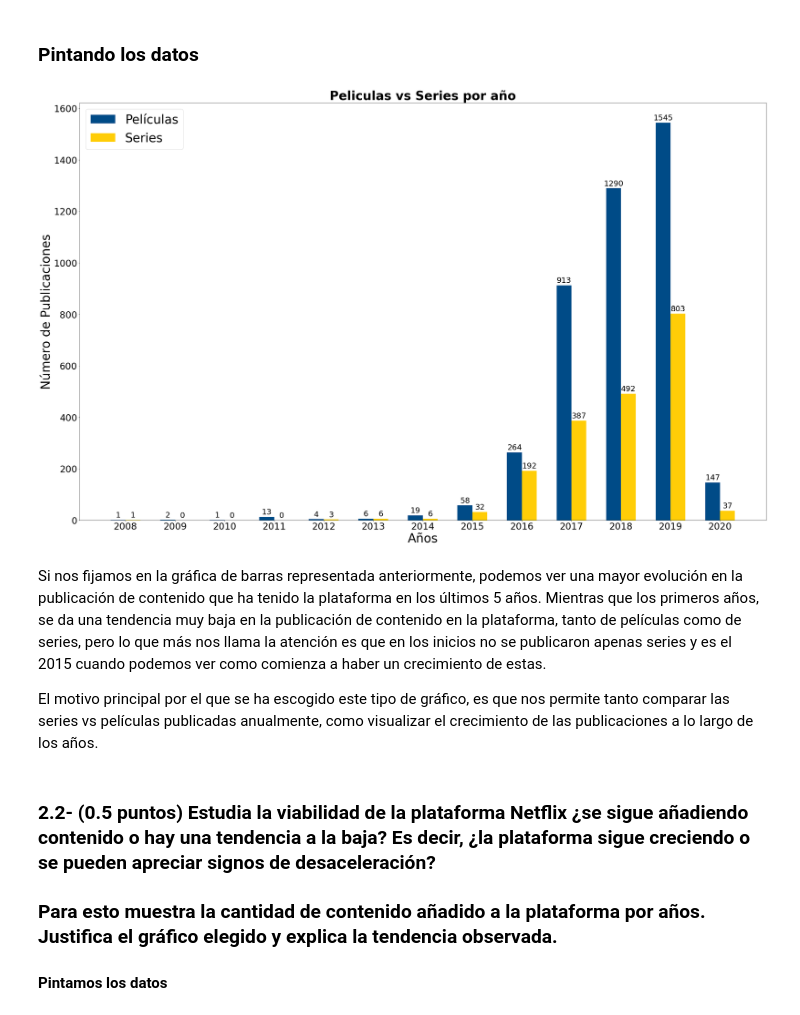
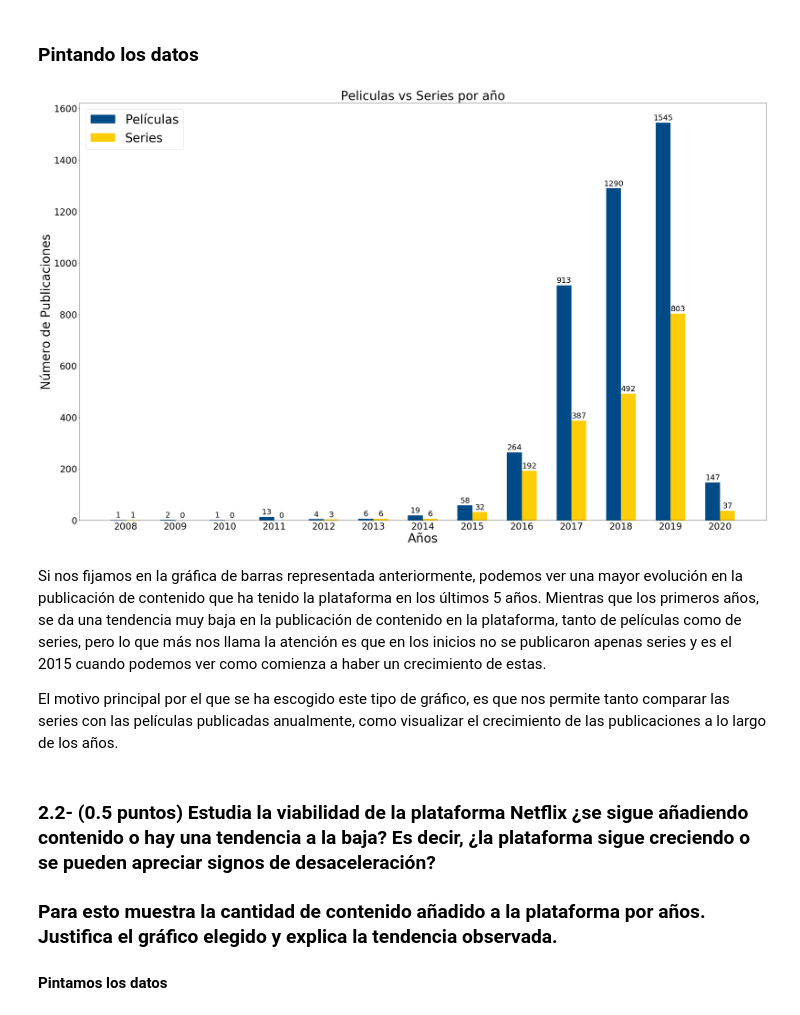
Before and after one commit to Jotivirix/Datamining_UFV, a Jupyter notebook: Lab1/entregable2/Lab1-Entregable2.ipynb, the cells around one changed output. Drawn from its saved outputs; the diff is of its cells as text; code cells hidden in the pictures.

```diff
--- a/Lab1/entregable2/Lab1-Entregable2.ipynb
+++ b/Lab1/entregable2/Lab1-Entregable2.ipynb
@@ -170,46 +170,46 @@ labels = years
 pelis = arrayPelis
 series = arraySeries
 
-x = np.arange(len(labels))  # the label locations
-width = .3  # the width of the bars
+x = np.arange(len(labels))
+width = .3
 
 fig, ax = plt.subplots(figsize=(40,25))
 rects1 = ax.bar(x - width/2, pelis, width, color = '#004B87', label='Películas')
 rects2 = ax.bar(x + width/2, series, width, color = '#FFCD07', label='Series')
 
-# Add some text for labels, title and custom x-axis tick labels, etc.
+#Customizamos los ejes
 ax.set_ylabel('Número de Publicaciones',fontsize=40)
-ax.set_title('Peliculas vs Series por año',fontsize=40, fontweight='bold')
+ax.set_title('Peliculas vs Series por año',fontsize=40)
 ax.set_xlabel('Años',fontsize=40)
 ax.set_xticks(x)
 ax.set_xticklabels(labels, fontsize=30)
 ax.legend()
 
 def autolabel(rects):
     """Attach a text label above each bar in *rects*, displaying its height."""
     for rect in rects:
         height = rect.get_height()
         ax.annotate('{}'.format(height),
                     xy=(rect.get_x() + rect.get_width() / 2, height),
-                    xytext=(0, 3),  # 3 points vertical offset
+                    xytext=(0, 3),
                     textcoords="offset points",
                     ha='center', va='bottom',fontsize=25)
 
 autolabel(rects1)
 autolabel(rects2)
 
 plt.legend(fontsize=40)
 plt.yticks(fontsize=30)
 
 plt.savefig('PelisvsSeriesYearly.png')
 
 plt.show()
 # %% [output]
-[figure, old version]
+[figure, new version]
 # %% [markdown]
 Si nos fijamos en la gráfica de barras representada anteriormente, podemos ver una mayor evolución en la publicación de contenido que ha tenido la plataforma en los últimos 5 años. Mientras que los primeros años, se da una tendencia muy baja en la publicación de contenido en la plataforma, tanto de películas como de series, pero lo que más nos llama la atención es que en los inicios no se publicaron apenas series y es el 2015 cuando podemos ver como comienza a haber un crecimiento de estas.
 
-El motivo principal por el que se ha escogido este tipo de gráfico, es que nos permite tanto comparar las series vs películas publicadas anualmente, como visualizar el crecimiento de las publicaciones a lo largo de los años.
+El motivo principal por el que se ha escogido este tipo de gráfico, es que nos permite tanto comparar las series con las películas publicadas anualmente, como visualizar el crecimiento de las publicaciones a lo largo de los años.
 # %% [markdown]
 ### 2.2- (0.5 puntos) Estudia la viabilidad de la plataforma Netflix ¿se sigue añadiendo contenido o hay una tendencia a la baja? Es decir, ¿la plataforma sigue creciendo o se pueden apreciar signos de desaceleración?
 
```
Also changed, not shown: parts of 12 cells of this notebook.
